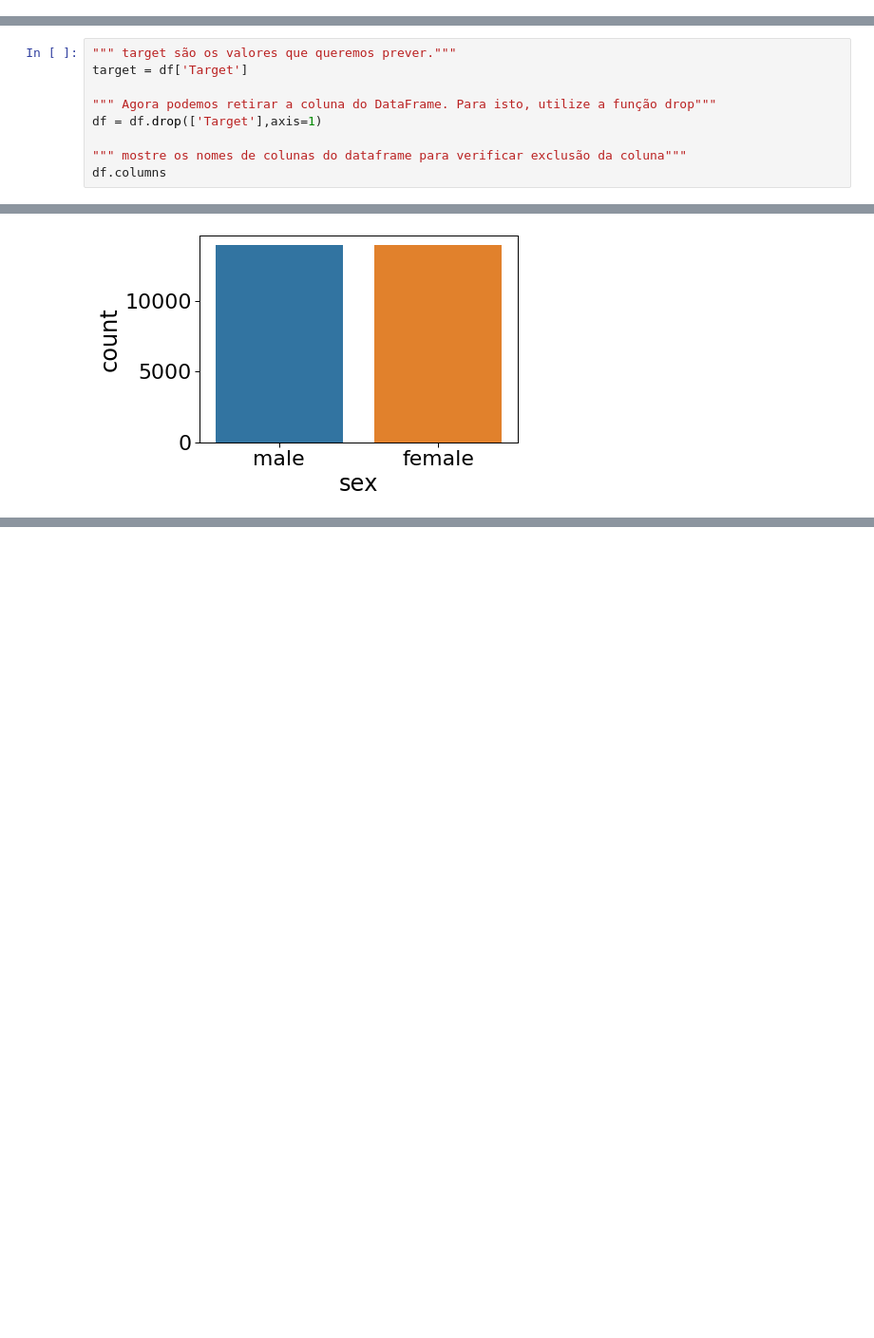
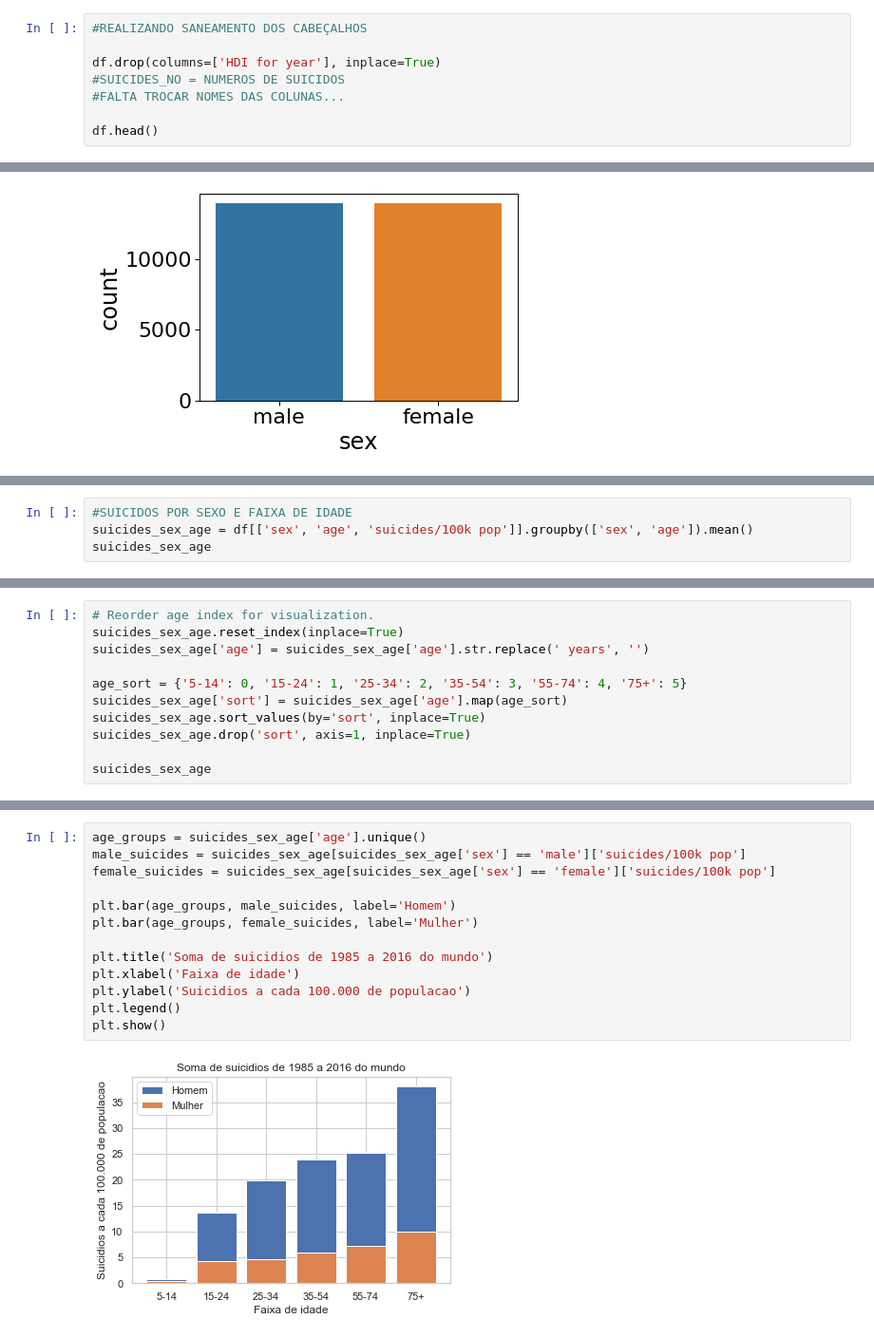
Before and after one commit to thiagobhte/pos-ds-ia, a Jupyter notebook: aed_projeto_1.ipynb, the cells around one changed output, grey strips where cells are left out. Shown at 95% size. Drawn from its saved outputs; the diff is of its cells as text; blank space fills up the shorter version.

```diff
--- a/aed_projeto_1.ipynb
+++ b/aed_projeto_1.ipynb
@@ -32,0 +28,8 @@ df.head(5)
+# %%
+#REALIZANDO SANEAMENTO DOS CABEÇALHOS
+
+df.drop(columns=['HDI for year'], inplace=True)
+#SUICIDES_NO = NUMEROS DE SUICIDOS
+#FALTA TROCAR NOMES DAS COLUNAS...
+
+df.head()
@@ -40,9 +47,0 @@ Agora precisamos separar o atributo que queremos prever dos demais
-# %%
-""" target são os valores que queremos prever."""
-target = df['Target']
-
-""" Agora podemos retirar a coluna do DataFrame. Para isto, utilize a função drop"""
-df = df.drop(['Target'],axis=1)
-
-""" mostre os nomes de colunas do dataframe para verificar exclusão da coluna"""
-df.columns
@@ -93,0 +80,4 @@ from sklearn.model_selection import train_test_split
+# %%
+#SUICIDOS POR SEXO E FAIXA DE IDADE
+suicides_sex_age = df[['sex', 'age', 'suicides/100k pop']].groupby(['sex', 'age']).mean()
+suicides_sex_age
@@ -93,0 +99,11 @@ from sklearn.model_selection import train_test_split
+# %%
+# Reorder age index for visualization.
+suicides_sex_age.reset_index(inplace=True)
+suicides_sex_age['age'] = suicides_sex_age['age'].str.replace(' years', '')
+
+age_sort = {'5-14': 0, '15-24': 1, '25-34': 2, '35-54': 3, '55-74': 4, '75+': 5}
+suicides_sex_age['sort'] = suicides_sex_age['age'].map(age_sort)
+suicides_sex_age.sort_values(by='sort', inplace=True)
+suicides_sex_age.drop('sort', axis=1, inplace=True)
+
+suicides_sex_age
@@ -93,0 +124,15 @@ from sklearn.model_selection import train_test_split
+# %%
+age_groups = suicides_sex_age['age'].unique()
+male_suicides = suicides_sex_age[suicides_sex_age['sex'] == 'male']['suicides/100k pop']
+female_suicides = suicides_sex_age[suicides_sex_age['sex'] == 'female']['suicides/100k pop']
+
+plt.bar(age_groups, male_suicides, label='Homem')
+plt.bar(age_groups, female_suicides, label='Mulher')
+
+plt.title('Soma de suicidios de 1985 a 2016 do mundo')
+plt.xlabel('Faixa de idade')
+plt.ylabel('Suicidios a cada 100.000 de populacao')
+plt.legend()
+plt.show()
+# %% [output]
+[figure, added]
```
Also changed, not shown: parts of 15 cells of this notebook.
